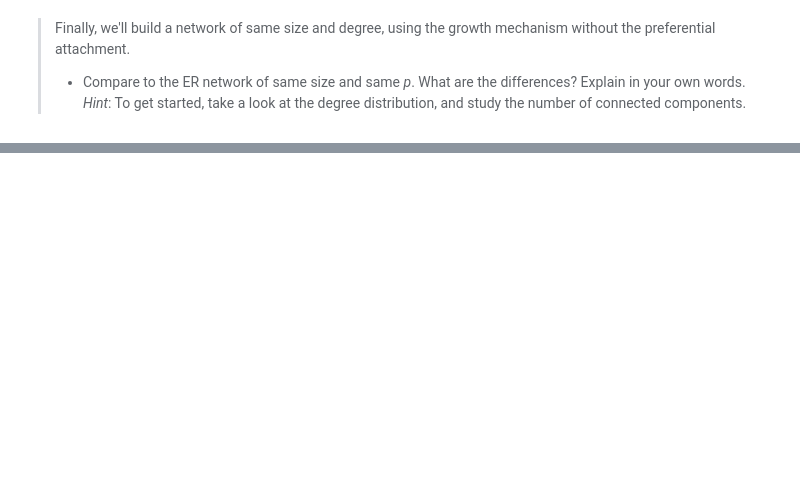
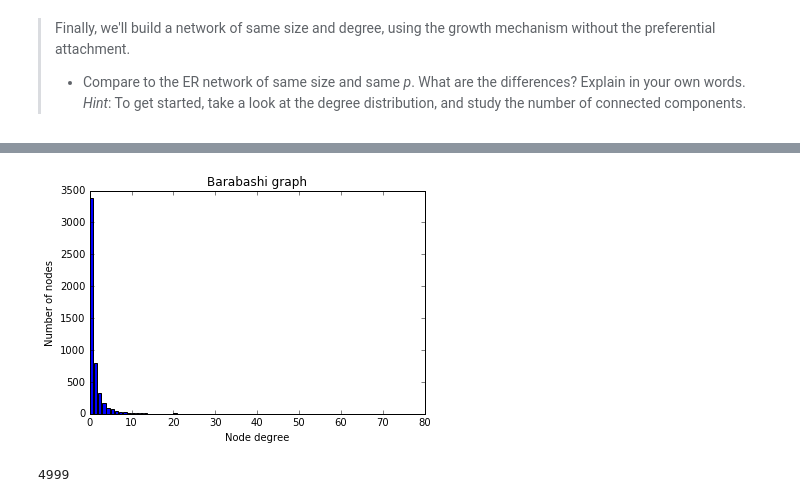
Before and after one commit to AdamPalmar/02805-SocialGraphs-AP, a Jupyter notebook: week3/week3.ipynb, the cells around one changed output, grey strips where cells are left out. Cells and saved outputs as stored; diff of their text form; code cells hidden in the pictures; blank space fills up the shorter version.

```diff
--- a/week3/week3.ipynb
+++ b/week3/week3.ipynb
@@ -355,0 +390,5 @@ times_friendship_paradox_is_true
+# %%
+hist = create_histogram_from_graph(graph)
+create_bar_from_hist(hist,"Barabashi graph")
+# %% [output]
+[figure, added]
@@ -355,0 +397,4 @@ times_friendship_paradox_is_true
+# %%
+len(ba_graph.edges())
+# %% [output]
+4999
```
Also changed, not shown: parts of 17 cells of this notebook, 3 other files.
